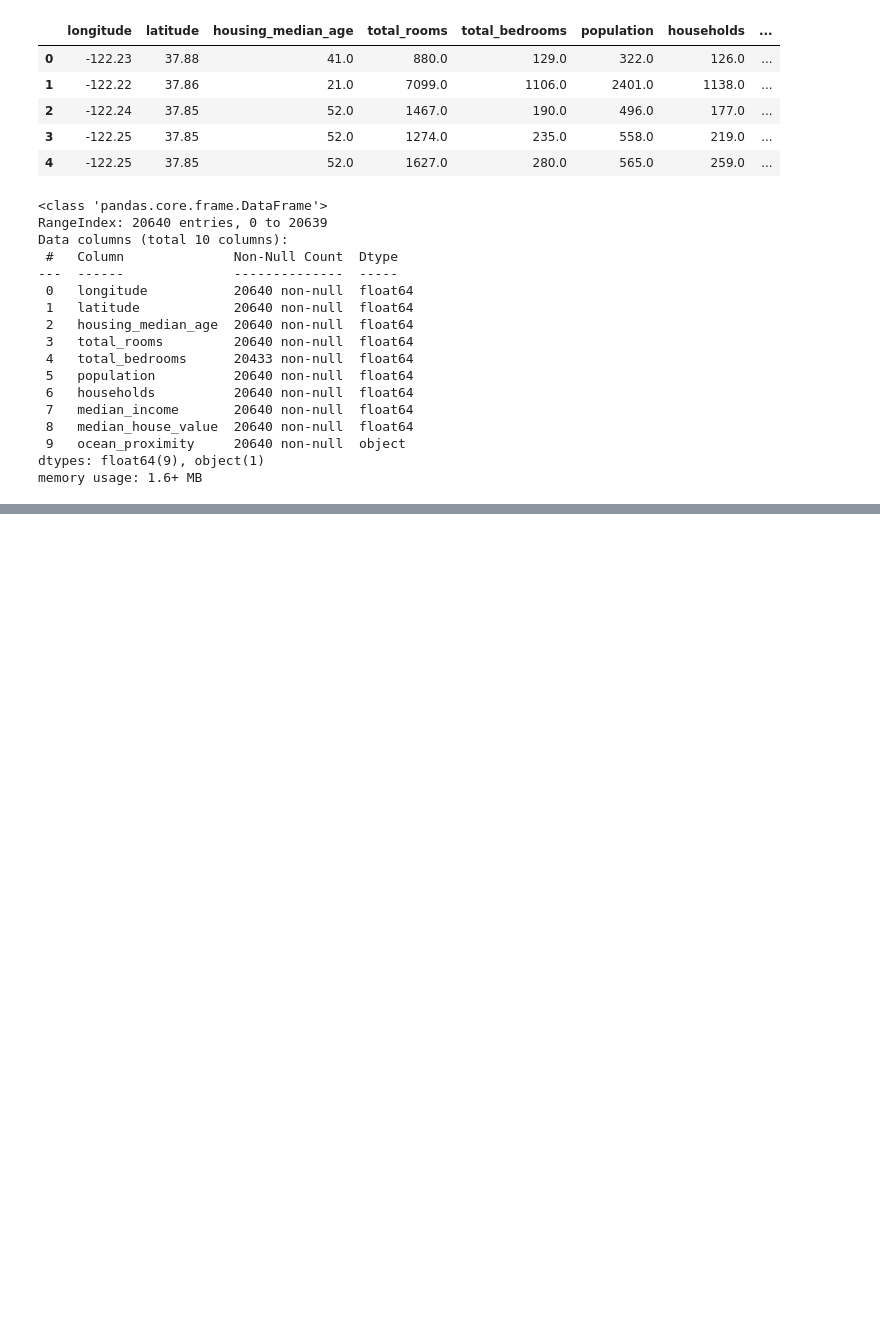
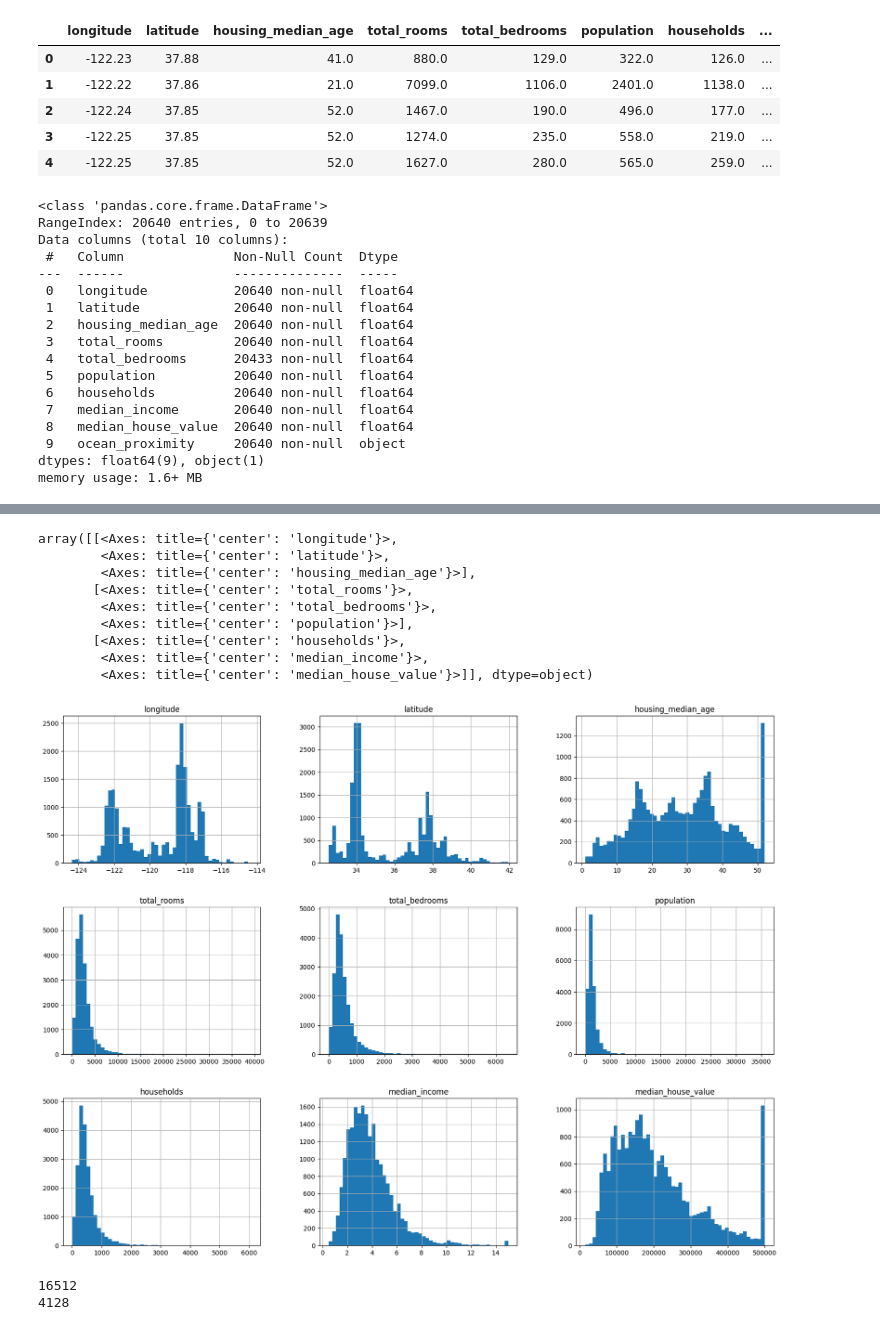
Before and after one commit to raj-iwt/ml-practice, a Jupyter notebook: Housing.ipynb, the cells around one changed output, grey strips where cells are left out. Cells and saved outputs as stored; diff of their text form; code cells hidden in the pictures; blank space fills up the shorter version.

```diff
--- a/Housing.ipynb
+++ b/Housing.ipynb
@@ -59,0 +82,15 @@ memory usage: 1.6+ MB
+# %%
+%matplotlib inline
+import matplotlib.pyplot as plt
+housing.hist(bins=50, figsize=(20,15))
+# %% [output]
+array([[<Axes: title={'center': 'longitude'}>,
+        <Axes: title={'center': 'latitude'}>,
+        <Axes: title={'center': 'housing_median_age'}>],
+       [<Axes: title={'center': 'total_rooms'}>,
+        <Axes: title={'center': 'total_bedrooms'}>,
+        <Axes: title={'center': 'population'}>],
+       [<Axes: title={'center': 'households'}>,
+        <Axes: title={'center': 'median_income'}>,
+        <Axes: title={'center': 'median_house_value'}>]], dtype=object)
+[figure, added]
@@ -59,0 +106,7 @@ memory usage: 1.6+ MB
+# %%
+train_set, test_set = split_train_test(housing, 0.2)
+print(len(train_set))
+print(len(test_set))
+# %% [output]
+16512
+4128
```
Also changed, not shown: parts of 32 cells of this notebook.
